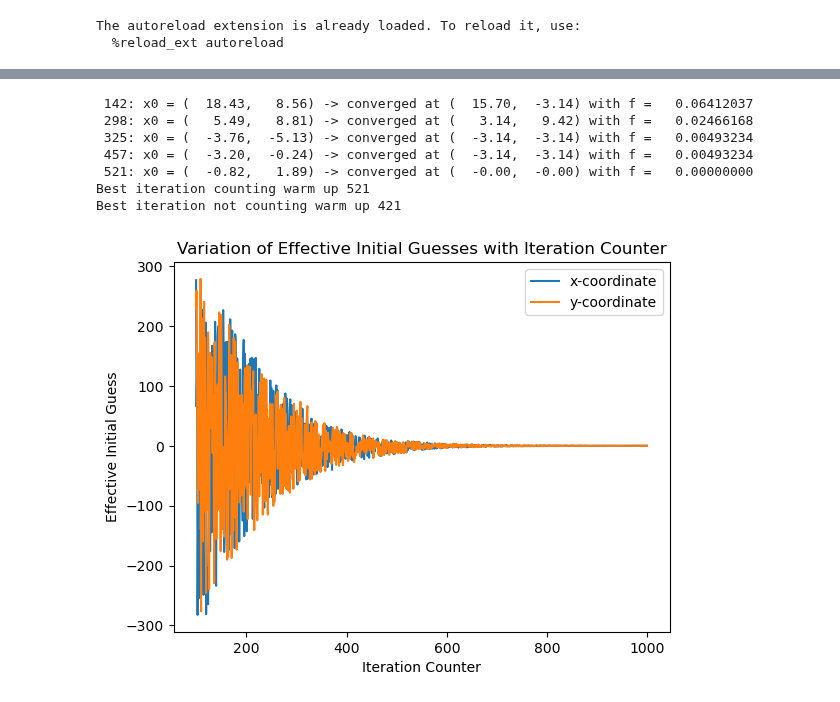
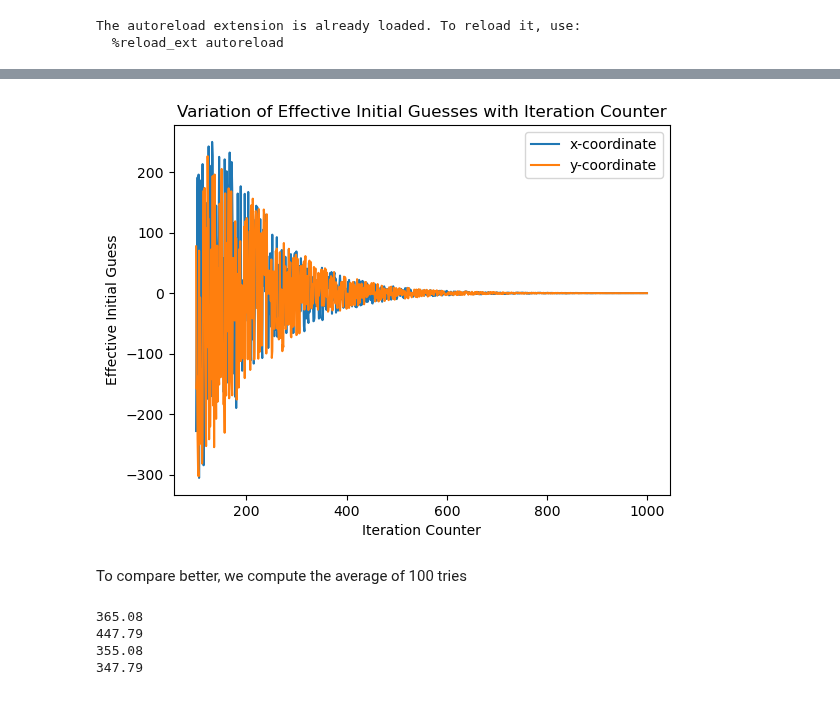
Before and after one commit to NumEconCopenhagen/projects-2023-EFS, a Jupyter notebook: examproject/q3.ipynb, the cells around one changed output, grey strips where cells are left out. Drawn from its saved outputs; the diff is of its cells as text; code cells hidden in the pictures.

```diff
--- a/examproject/q3.ipynb
+++ b/examproject/q3.ipynb
@@ -53,24 +41,19 @@ True
 # %%
 warmup_iterations_100 = 100
 
-result_100, initial_guesses_100 = refined_global_optimizer(bounds, tolerance, warmup_iterations_100, max_iterations)
+result_100, initial_guesses_100, best_iteration_100 = refined_global_optimizer(bounds, tolerance, warmup_iterations_100, max_iterations)
 
 x_values_100 = [guess[0] for guess in initial_guesses_100]  # Extract the x-coordinate from each initial guess
 y_values_100 = [guess[1] for guess in initial_guesses_100]  # Extract the y-coordinate from each initial guess
 
 plt.plot(range(warmup_iterations_100, max_iterations), x_values_100, label='x-coordinate')
 plt.plot(range(warmup_iterations_100, max_iterations), y_values_100, label='y-coordinate')
 plt.xlabel('Iteration Counter')
 plt.ylabel('Effective Initial Guess')
 plt.title('Variation of Effective Initial Guesses with Iteration Counter')
 plt.legend()
 plt.show()
 # %% [output]
- 142: x0 = (  18.43,   8.56) -> converged at (  15.70,  -3.14) with f =   0.06412037
- 298: x0 = (   5.49,   8.81) -> converged at (   3.14,   9.42) with f =   0.02466168
- 325: x0 = (  -3.76,  -5.13) -> converged at (  -3.14,  -3.14) with f =   0.00493234
- 457: x0 = (  -3.20,  -0.24) -> converged at (  -3.14,  -3.14) with f =   0.00493234
- 521: x0 = (  -0.82,   1.89) -> converged at (  -0.00,  -0.00) with f =   0.00000000
-Best iteration counting warm up 521
-Best iteration not counting warm up 421
-[figure, old version]
+[figure, new version]
+# %% [markdown]
+To compare better, we compute the average of 100 tries
@@ -76,0 +70,12 @@ Best iteration not counting warm up 421
+# %%
+#Average with all iterations, including warm up
+print(average_list(all_best_iterations))
+print(average_list(all_best_iterations_100))
+#Average with all iterations, not including warm up
+print(average_list(all_best_iterations) - warmup_iterations)
+print(average_list(all_best_iterations_100) - warmup_iterations_100)
+# %% [output]
+365.08
+447.79
+355.08
+347.79
```
Also changed, not shown: parts of 3 cells of this notebook, 1 other file.
